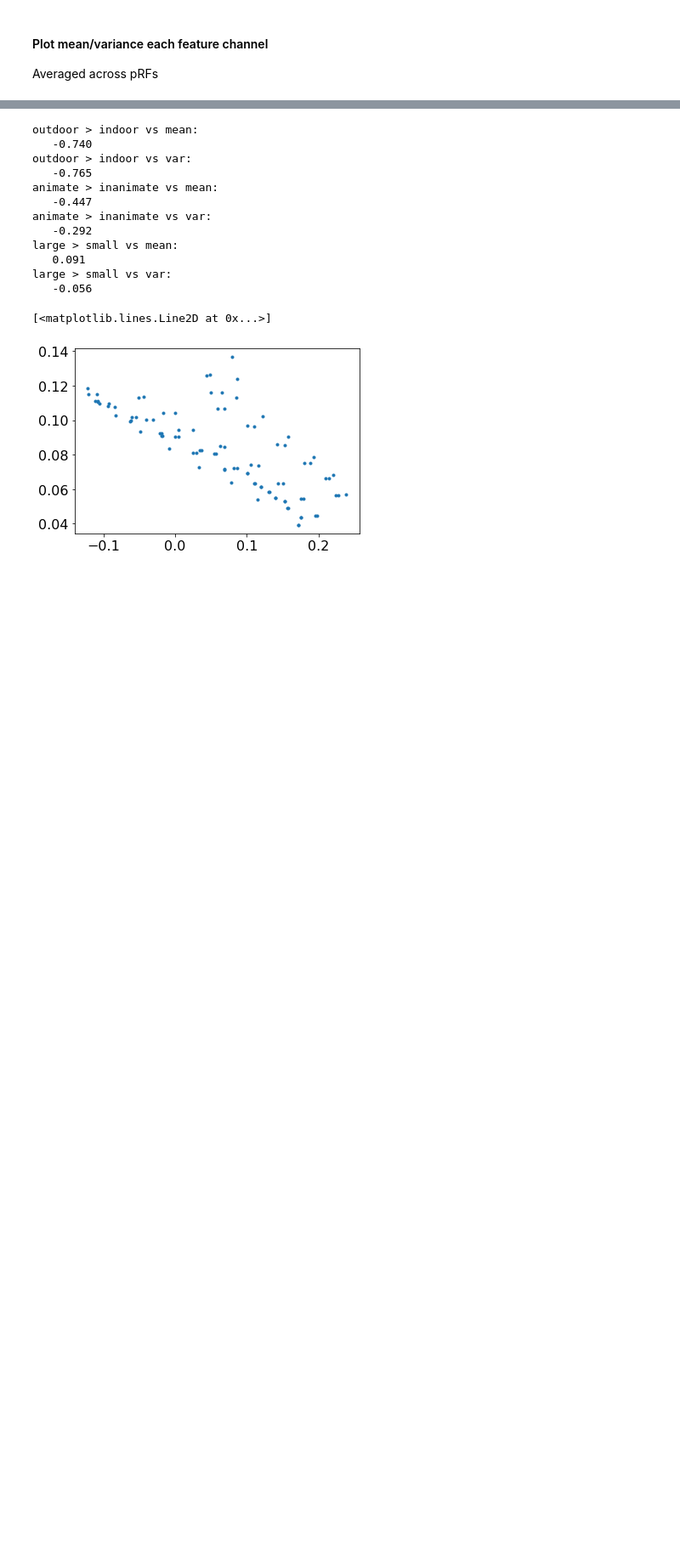
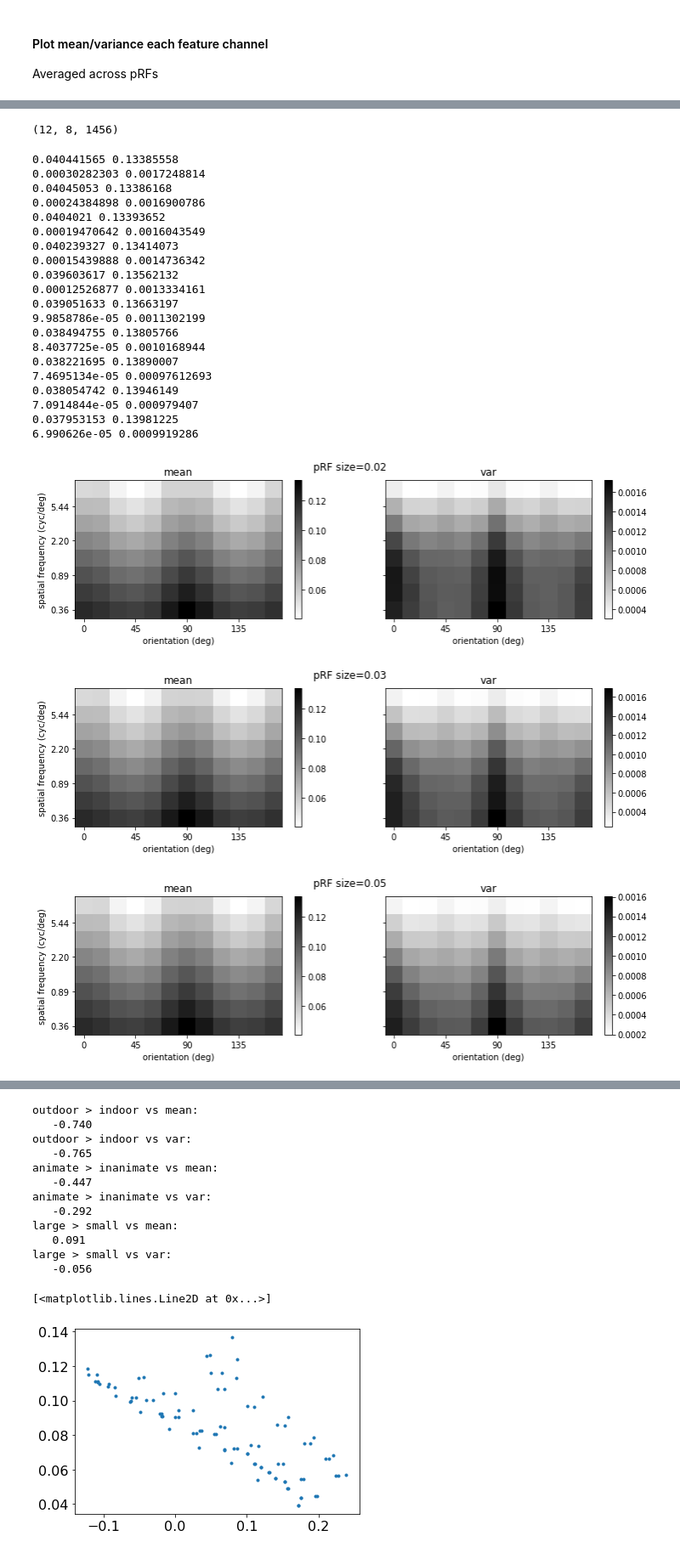
Before and after one commit to mmhenderson/image_stats_gabor, a Jupyter notebook: plot_image_stats/gabor_feature_stats.ipynb, the cells around one changed output, grey strips where cells are left out. Shown at 85% size. Drawn from its saved outputs; the diff is of its cells as text; code cells hidden in the pictures; blank space fills up the shorter version.

```diff
--- a/plot_image_stats/gabor_feature_stats.ipynb
+++ b/plot_image_stats/gabor_feature_stats.ipynb
@@ -202,0 +258,78 @@ Text(0.5, 1.0, 'var')
+# %%
+mean_reshaped.shape
+# %% [output]
+(12, 8, 1456)
+# %%
+for size in np.unique(models[:,2].round(2)):
+
+
+    prf_inds = models[:,2].round(2)==size
+
+    plt.figure(figsize=(12,3));
+
+    plt.subplot(1,2,1)
+
+    image = np.mean(mean_reshaped[:,:,prf_inds], axis=2)
+
+    print(np.min(image), np.max(image))
+    clims = [np.min(image), np.max(image)]
+
+    plt.pcolormesh(image.T, vmin=clims[0], vmax=clims[1], cmap=cm.gray_r)
+    plt.colorbar()
+    plt.xticks(np.arange(0,12,3)+0.5, np.arange(0,180,45))
+    sf_ticks = sf_unique[[0,2,4,6]].round(2)
+
+    plt.yticks(np.array([0,2,4,6])+0.5, ['%.2f'%sf for sf in sf_ticks])
+    plt.ylabel('spatial frequency (cyc/deg)')
+
+    plt.axis('square')
+    plt.xlim([0,12])
+    plt.ylim([0,8])
+    plt.xlabel('orientation (deg)')
+    plt.title('mean')
+
+    plt.subplot(1,2,2)
+
+    image = np.mean(var_reshaped[:,:,prf_inds], axis=2)
+    print(np.min(image), np.max(image))
+    clims = [np.min(image), np.max(image)]
+    plt.pcolormesh(image.T, vmin=clims[0], vmax=clims[1], cmap=cm.gray_r)
+
+    plt.colorbar()
+    plt.xticks(np.arange(0,12,3)+0.5, np.arange(0,180,45))
+    sf_ticks = sf_unique[[0,2,4,6]].round(2)
+    plt.yticks(np.array([0,2,4,6])+0.5, [])
+
+    plt.axis('square')
+    plt.xlim([0,12])
+    plt.ylim([0,8])
+
+    plt.xlabel('orientation (deg)')
+
+    plt.title('var')
+
+    plt.suptitle('pRF size=%.2f'%size)
+# %% [output]
+0.040441565 0.13385558
+0.00030282303 0.0017248814
+0.04045053 0.13386168
+0.00024384898 0.0016900786
+0.0404021 0.13393652
+0.00019470642 0.0016043549
+0.040239327 0.13414073
+0.00015439888 0.0014736342
+0.039603617 0.13562132
+0.00012526877 0.0013334161
+0.039051633 0.13663197
+9.9858786e-05 0.0011302199
+0.038494755 0.13805766
+8.4037725e-05 0.0010168944
+0.038221695 0.13890007
+7.4695134e-05 0.00097612693
+0.038054742 0.13946149
+7.0914844e-05 0.000979407
+0.037953153 0.13981225
+6.990626e-05 0.0009919286
+[figure, added]
+[figure, added]
+[figure, added]
```
Also changed, not shown: parts of 7 cells of this notebook, 8 other files.
